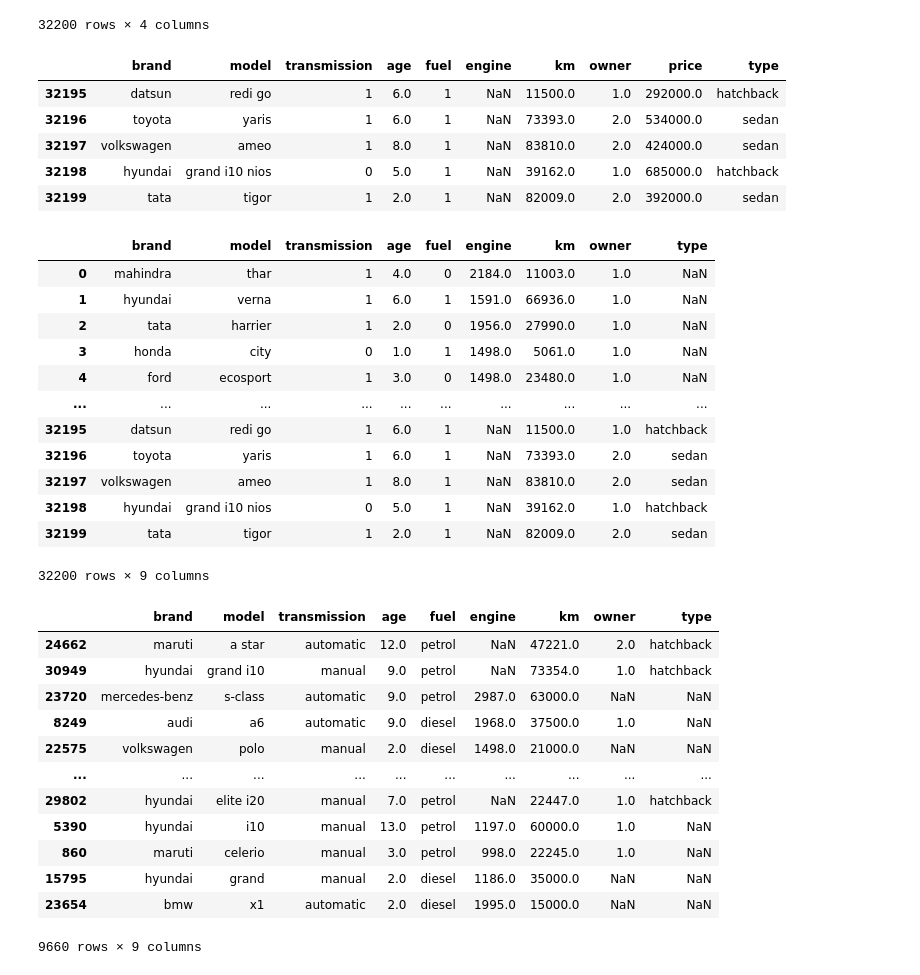
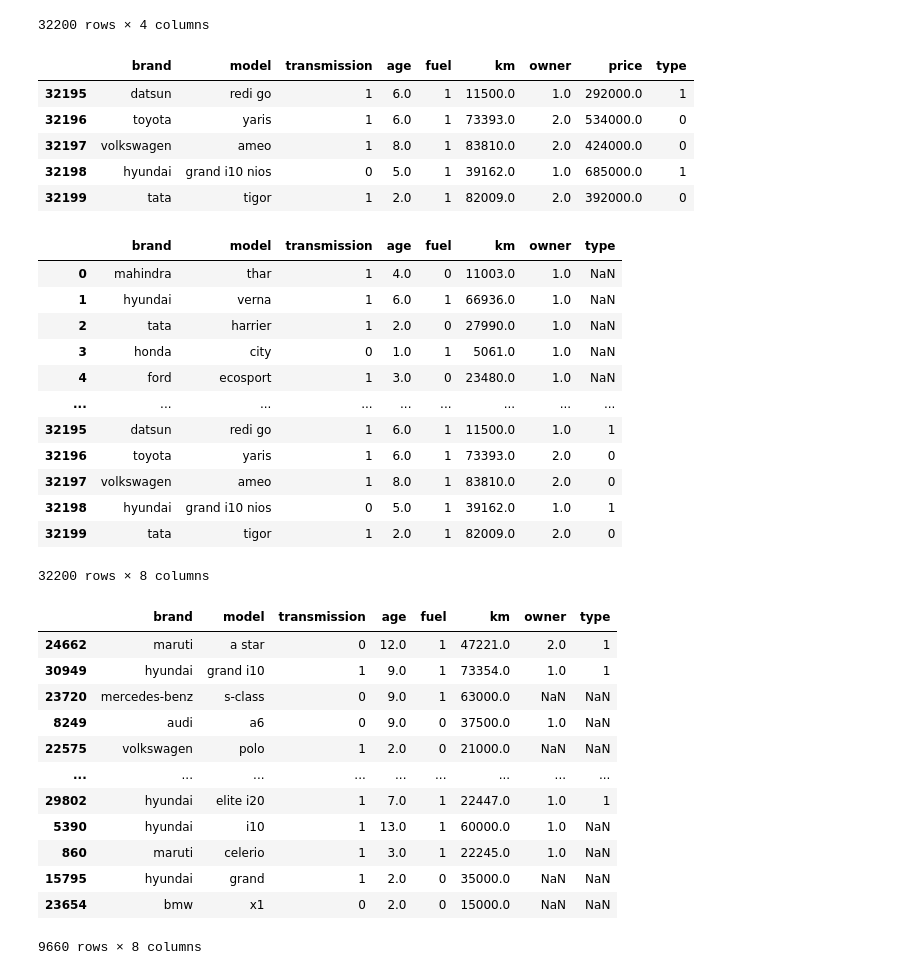
Before and after one commit to WambuaRack/Machine-learning-projects, a Jupyter notebook: supervised/main.ipynb, the cells around one changed output. Drawn from its saved outputs; the diff is of its cells as text; code cells hidden in the pictures.

```diff
--- a/supervised/main.ipynb
+++ b/supervised/main.ipynb
@@ -43,48 +43,50 @@ data.dropna( axis=1)
 # %%
 data['transmission'] = data['transmission'].replace({'manual': 1, 'automatic': 0})
 
 data['fuel'] = data['fuel'].replace({'petrol':1, 'diesel':0})
+data['type'] = data['type'].replace({'hatchback':1, 'sedan':0})
+data = data.drop(['engine'], axis=1)
 data.tail()
 # %% [output]
-|  | brand | model | transmission | age | fuel | engine | km | owner | price | type |
-| 32195 | datsun | redi go | 1 | 6.0 | 1 | NaN | 11500.0 | 1.0 | 292000.0 | hatchback |
-| 32196 | toyota | yaris | 1 | 6.0 | 1 | NaN | 73393.0 | 2.0 | 534000.0 | sedan |
-| 32197 | volkswagen | ameo | 1 | 8.0 | 1 | NaN | 83810.0 | 2.0 | 424000.0 | sedan |
-| 32198 | hyundai | grand i10 nios | 0 | 5.0 | 1 | NaN | 39162.0 | 1.0 | 685000.0 | hatchback |
-| 32199 | tata | tigor | 1 | 2.0 | 1 | NaN | 82009.0 | 2.0 | 392000.0 | sedan |
+|  | brand | model | transmission | age | fuel | km | owner | price | type |
+| 32195 | datsun | redi go | 1 | 6.0 | 1 | 11500.0 | 1.0 | 292000.0 | 1 |
+| 32196 | toyota | yaris | 1 | 6.0 | 1 | 73393.0 | 2.0 | 534000.0 | 0 |
+| 32197 | volkswagen | ameo | 1 | 8.0 | 1 | 83810.0 | 2.0 | 424000.0 | 0 |
+| 32198 | hyundai | grand i10 nios | 0 | 5.0 | 1 | 39162.0 | 1.0 | 685000.0 | 1 |
+| 32199 | tata | tigor | 1 | 2.0 | 1 | 82009.0 | 2.0 | 392000.0 | 0 |
 # %%
 X= data.drop('price', axis=1)
 y = data['price']
 X
 # %% [output]
-|  | brand | model | transmission | age | fuel | engine | km | owner | type |
-| 0 | mahindra | thar | 1 | 4.0 | 0 | 2184.0 | 11003.0 | 1.0 | NaN |
-| 1 | hyundai | verna | 1 | 6.0 | 1 | 1591.0 | 66936.0 | 1.0 | NaN |
-| 2 | tata | harrier | 1 | 2.0 | 0 | 1956.0 | 27990.0 | 1.0 | NaN |
-| 3 | honda | city | 0 | 1.0 | 1 | 1498.0 | 5061.0 | 1.0 | NaN |
-| 4 | ford | ecosport | 1 | 3.0 | 0 | 1498.0 | 23480.0 | 1.0 | NaN |
-| ... | ... | ... | ... | ... | ... | ... | ... | ... | ... |
-| 32195 | datsun | redi go | 1 | 6.0 | 1 | NaN | 11500.0 | 1.0 | hatchback |
-| 32196 | toyota | yaris | 1 | 6.0 | 1 | NaN | 73393.0 | 2.0 | sedan |
-| 32197 | volkswagen | ameo | 1 | 8.0 | 1 | NaN | 83810.0 | 2.0 | sedan |
-| 32198 | hyundai | grand i10 nios | 0 | 5.0 | 1 | NaN | 39162.0 | 1.0 | hatchback |
-| 32199 | tata | tigor | 1 | 2.0 | 1 | NaN | 82009.0 | 2.0 | sedan |
+|  | brand | model | transmission | age | fuel | km | owner | type |
+| 0 | mahindra | thar | 1 | 4.0 | 0 | 11003.0 | 1.0 | NaN |
+| 1 | hyundai | verna | 1 | 6.0 | 1 | 66936.0 | 1.0 | NaN |
+| 2 | tata | harrier | 1 | 2.0 | 0 | 27990.0 | 1.0 | NaN |
+| 3 | honda | city | 0 | 1.0 | 1 | 5061.0 | 1.0 | NaN |
+| 4 | ford | ecosport | 1 | 3.0 | 0 | 23480.0 | 1.0 | NaN |
+| ... | ... | ... | ... | ... | ... | ... | ... | ... |
+| 32195 | datsun | redi go | 1 | 6.0 | 1 | 11500.0 | 1.0 | 1 |
+| 32196 | toyota | yaris | 1 | 6.0 | 1 | 73393.0 | 2.0 | 0 |
+| 32197 | volkswagen | ameo | 1 | 8.0 | 1 | 83810.0 | 2.0 | 0 |
+| 32198 | hyundai | grand i10 nios | 0 | 5.0 | 1 | 39162.0 | 1.0 | 1 |
+| 32199 | tata | tigor | 1 | 2.0 | 1 | 82009.0 | 2.0 | 0 |
-32200 rows × 9 columns
+32200 rows × 8 columns
 # %%
 X_train,X_test, y_train,y_test =train_test_split(X,y, train_size=.3, random_state=42)
 # %%
 X_train
 # %% [output]
-|  | brand | model | transmission | age | fuel | engine | km | owner | type |
-| 24662 | maruti | a star | automatic | 12.0 | petrol | NaN | 47221.0 | 2.0 | hatchback |
-| 30949 | hyundai | grand i10 | manual | 9.0 | petrol | NaN | 73354.0 | 1.0 | hatchback |
-| 23720 | mercedes-benz | s-class | automatic | 9.0 | petrol | 2987.0 | 63000.0 | NaN | NaN |
-| 8249 | audi | a6 | automatic | 9.0 | diesel | 1968.0 | 37500.0 | 1.0 | NaN |
-| 22575 | volkswagen | polo | manual | 2.0 | diesel | 1498.0 | 21000.0 | NaN | NaN |
-| ... | ... | ... | ... | ... | ... | ... | ... | ... | ... |
-| 29802 | hyundai | elite i20 | manual | 7.0 | petrol | NaN | 22447.0 | 1.0 | hatchback |
-| 5390 | hyundai | i10 | manual | 13.0 | petrol | 1197.0 | 60000.0 | 1.0 | NaN |
-| 860 | maruti | celerio | manual | 3.0 | petrol | 998.0 | 22245.0 | 1.0 | NaN |
-| 15795 | hyundai | grand | manual | 2.0 | diesel | 1186.0 | 35000.0 | NaN | NaN |
-| 23654 | bmw | x1 | automatic | 2.0 | diesel | 1995.0 | 15000.0 | NaN | NaN |
+|  | brand | model | transmission | age | fuel | km | owner | type |
+| 24662 | maruti | a star | 0 | 12.0 | 1 | 47221.0 | 2.0 | 1 |
+| 30949 | hyundai | grand i10 | 1 | 9.0 | 1 | 73354.0 | 1.0 | 1 |
+| 23720 | mercedes-benz | s-class | 0 | 9.0 | 1 | 63000.0 | NaN | NaN |
+| 8249 | audi | a6 | 0 | 9.0 | 0 | 37500.0 | 1.0 | NaN |
+| 22575 | volkswagen | polo | 1 | 2.0 | 0 | 21000.0 | NaN | NaN |
+| ... | ... | ... | ... | ... | ... | ... | ... | ... |
+| 29802 | hyundai | elite i20 | 1 | 7.0 | 1 | 22447.0 | 1.0 | 1 |
+| 5390 | hyundai | i10 | 1 | 13.0 | 1 | 60000.0 | 1.0 | NaN |
+| 860 | maruti | celerio | 1 | 3.0 | 1 | 22245.0 | 1.0 | NaN |
+| 15795 | hyundai | grand | 1 | 2.0 | 0 | 35000.0 | NaN | NaN |
+| 23654 | bmw | x1 | 0 | 2.0 | 0 | 15000.0 | NaN | NaN |
-9660 rows × 9 columns
+9660 rows × 8 columns
```
Also changed, not shown: parts of 2 cells of this notebook.
